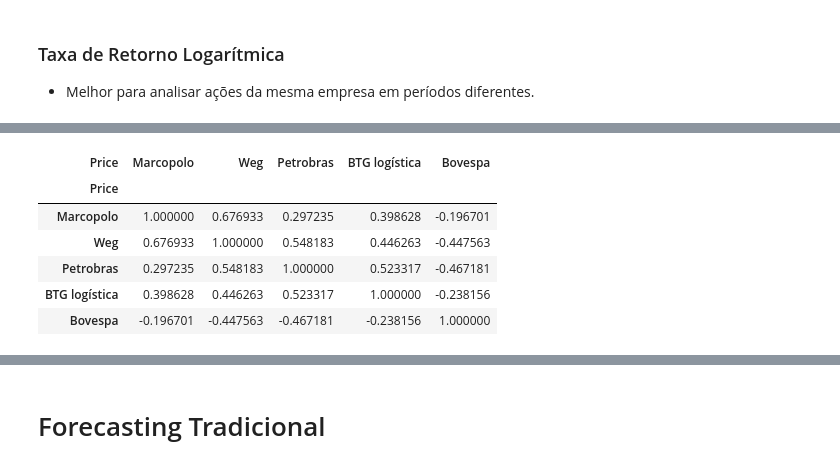
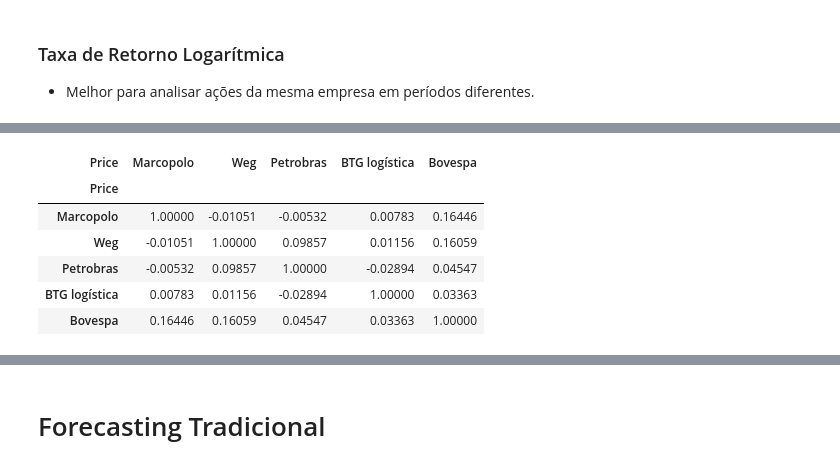
Before and after one commit to filmateus/Dados_Estatistica, a Jupyter notebook: strocks_market_analyses.ipynb, the cells around one changed output, grey strips where cells are left out. Drawn from its saved outputs; the diff is of its cells as text; code cells hidden in the pictures.

```diff
--- a/strocks_market_analyses.ipynb
+++ b/strocks_market_analyses.ipynb
@@ -417,21 +435,22 @@ Empresa: Carteira, Risco Anual: 0.097
 # %%
 def df_adj_close_corr():
     # Create a new DataFrame, excluding 'Date' and 'Carteira', without modifying df_adj_close
-    df_cor = df_adj_close.drop(labels=['Date', 'Carteira'], axis=1, inplace=False)
-
-    # Calculate the correlation matrix of df_cor
-    correlation_matrix = df_cor.corr()
+    df = df_adj_close.drop(labels=['Date', 'Carteira'], axis=1, inplace=False)
+    df = df.pct_change()
+    # Calculate the correlation matrix of df
+    correlation_matrix = df.corr()
 
     # Return the correlation matrix
-    return correlation_matrix
+    return round(correlation_matrix,5)
 
 # Call the function to get and display the correlation matrix
-df_adj_close_corr()
+df_cor = df_adj_close_corr()
+df_cor
 # %% [output]
 | Price | Marcopolo | Weg | Petrobras | BTG logística | Bovespa |
 | Price |  |  |  |  |  |
-| Marcopolo | 1.000000 | 0.676933 | 0.297235 | 0.398628 | -0.196701 |
-| Weg | 0.676933 | 1.000000 | 0.548183 | 0.446263 | -0.447563 |
-| Petrobras | 0.297235 | 0.548183 | 1.000000 | 0.523317 | -0.467181 |
-| BTG logística | 0.398628 | 0.446263 | 0.523317 | 1.000000 | -0.238156 |
-| Bovespa | -0.196701 | -0.447563 | -0.467181 | -0.238156 | 1.000000 |
+| Marcopolo | 1.00000 | -0.01051 | -0.00532 | 0.00783 | 0.16446 |
+| Weg | -0.01051 | 1.00000 | 0.09857 | 0.01156 | 0.16059 |
+| Petrobras | -0.00532 | 0.09857 | 1.00000 | -0.02894 | 0.04547 |
+| BTG logística | 0.00783 | 0.01156 | -0.02894 | 1.00000 | 0.03363 |
+| Bovespa | 0.16446 | 0.16059 | 0.04547 | 0.03363 | 1.00000 |
```
Also changed, not shown: parts of 26 cells of this notebook.
